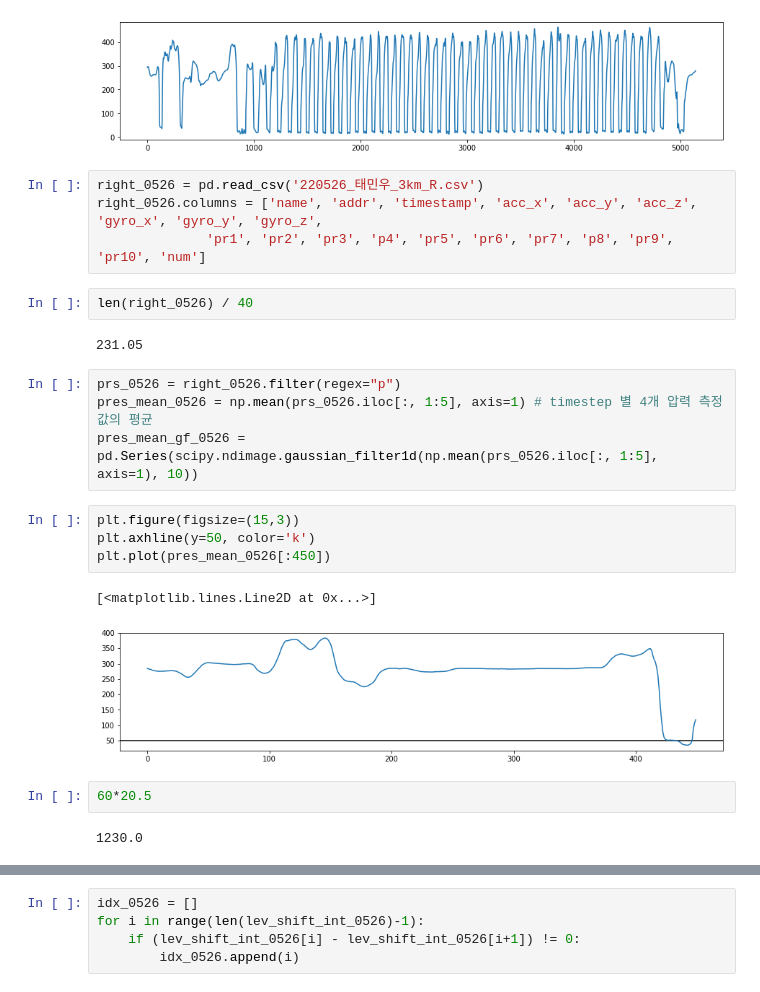
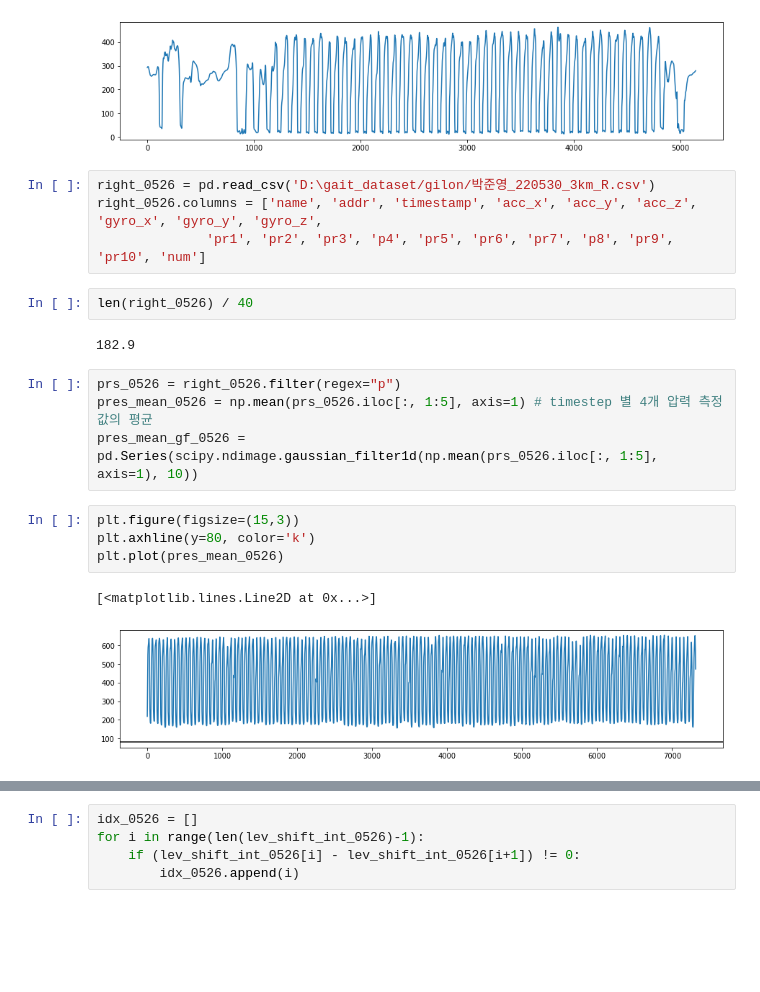
Before and after one commit to taeoowl/gait, a Jupyter notebook: gait/anno_test/anno.ipynb, the cells around one changed output, grey strips where cells are left out. Drawn from its saved outputs; the diff is of its cells as text; blank space fills up the shorter version.

```diff
--- a/gait/anno_test/anno.ipynb
+++ b/gait/anno_test/anno.ipynb
@@ -617,25 +617,21 @@ plt.plot(cv2.resize(np.array(pres_mean_0524), dsize=(1, 5144)))
 [<matplotlib.lines.Line2D at 0x...>]
 [figure]
 # %%
-right_0526 = pd.read_csv('220526_태민우_3km_R.csv')
+right_0526 = pd.read_csv('D:\gait_dataset/gilon/박준영_220530_3km_R.csv')
 right_0526.columns = ['name', 'addr', 'timestamp', 'acc_x', 'acc_y', 'acc_z', 'gyro_x', 'gyro_y', 'gyro_z',
               'pr1', 'pr2', 'pr3', 'p4', 'pr5', 'pr6', 'pr7', 'p8', 'pr9', 'pr10', 'num']
 # %%
 len(right_0526) / 40
 # %% [output]
-231.05
+182.9
 # %%
 prs_0526 = right_0526.filter(regex="p")
 pres_mean_0526 = np.mean(prs_0526.iloc[:, 1:5], axis=1) # timestep 별 4개 압력 측정값의 평균
 pres_mean_gf_0526 = pd.Series(scipy.ndimage.gaussian_filter1d(np.mean(prs_0526.iloc[:, 1:5], axis=1), 10))
 # %%
 plt.figure(figsize=(15,3))
-plt.axhline(y=50, color='k')
-plt.plot(pres_mean_0526[:450])
+plt.axhline(y=80, color='k')
+plt.plot(pres_mean_0526)
 # %% [output]
 [<matplotlib.lines.Line2D at 0x...>]
-[figure, old version]
+[figure, new version]
-# %%
-60*20.5
-# %% [output]
-1230.0
```
Also changed, not shown: parts of 21 cells of this notebook, 14 other files.
